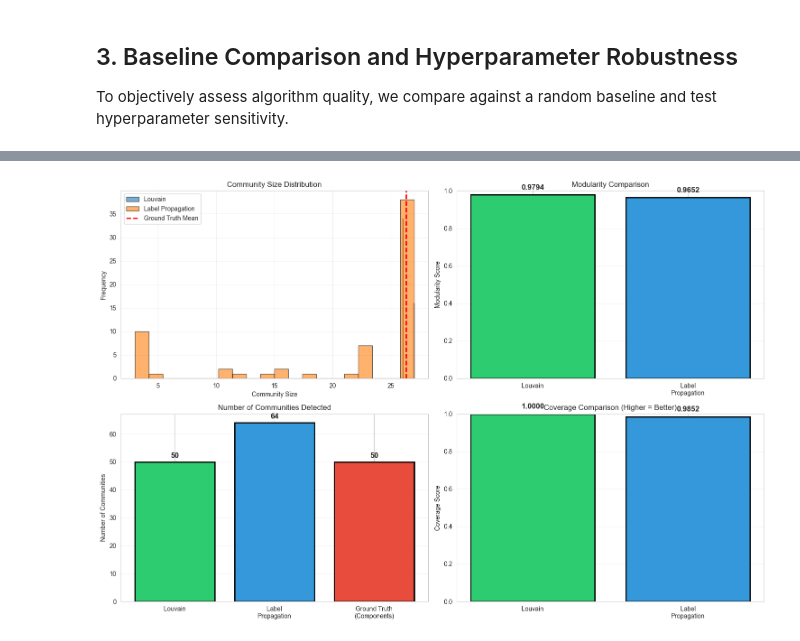
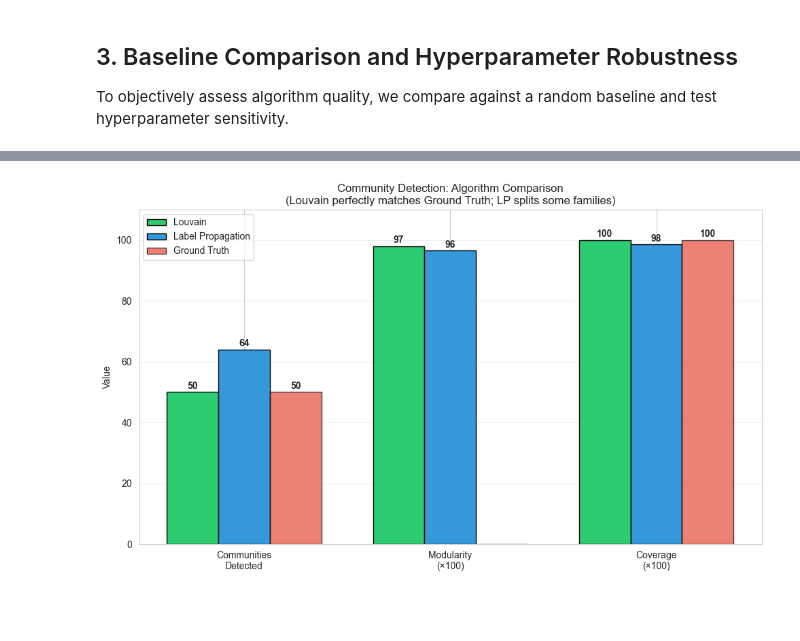
Before and after one commit to dnebhrajani/metafam-knowledge-graph, a Jupyter notebook: task2_communities.ipynb, the cells around one changed output, grey strips where cells are left out. Cells and saved outputs as stored; diff of their text form; code cells hidden in the pictures; blank space fills up the shorter version.

```diff
--- a/task2_communities.ipynb
+++ b/task2_communities.ipynb
@@ -483,56 +404,42 @@ We manually verify modularity calculation to ensure correctness and demonstrate
 # %%
-# Visualizations
-fig, axes = plt.subplots(2, 2, figsize=(15, 10))
+# Single consolidated visualization
+fig, ax = plt.subplots(figsize=(10, 6))
 
-# 1. Community size distributions
-axes[0, 0].hist(louvain_sizes, bins=20, alpha=0.6, label='Louvain', edgecolor='black')
-axes[0, 0].hist(lp_sizes, bins=20, alpha=0.6, label='Label Propagation', edgecolor='black')
-axes[0, 0].axvline(np.mean([len(c) for c in components]), color='red', linestyle='--', linewidth=2, label='Ground Truth Mean')
-axes[0, 0].set_xlabel('Community Size')
-axes[0, 0].set_ylabel('Frequency')
-axes[0, 0].set_title('Community Size Distribution')
-axes[0, 0].legend()
-axes[0, 0].grid(alpha=0.3)
+# Grouped bar chart: all metrics in one view
+metrics = ['Communities\nDetected', 'Modularity\n(×100)', 'Coverage\n(×100)']
+louvain_vals = [louvain_num_communities, louvain_modularity * 100, louvain_coverage * 100]
+lp_vals = [lp_num_communities, lp_modularity * 100, lp_coverage * 100]
+gt_vals = [num_families, None, 100]  # Ground truth only has community count
 
-# 2. Modularity comparison
-methods = ['Louvain', 'Label\nPropagation']
-modularities = [louvain_modularity, lp_modularity]
-colors = ['#2ecc71', '#3498db']
-bars = axes[0, 1].bar(methods, modularities, color=colors, edgecolor='black', linewidth=2)
-axes[0, 1].set_ylabel('Modularity Score')
-axes[0, 1].set_title('Modularity Comparison')
-axes[0, 1].set_ylim(0, 1)
-axes[0, 1].grid(axis='y', alpha=0.3)
-for bar, mod in zip(bars, modularities):
-    axes[0, 1].text(bar.get_x() + bar.get_width()/2, bar.get_height() + 0.02,
-                     f'{mod:.4f}', ha='center', va='bottom', fontsize=12, fontweight='bold')
+x = np.arange(len(metrics))
+width = 0.25
 
-# 3. Number of communities
-methods_extended = ['Louvain', 'Label\nPropagation', 'Ground Truth\n(Components)']
-num_comms = [louvain_num_communities, lp_num_communities, num_families]
-colors_extended = ['#2ecc71', '#3498db', '#e74c3c']
-bars = axes[1, 0].bar(methods_extended, num_comms, color=colors_extended, edgecolor='black', linewidth=2)
-axes[1, 0].set_ylabel('Number of Communities')
-axes[1, 0].set_title('Number of Communities Detected')
-axes[1, 0].grid(axis='y', alpha=0.3)
-for bar, num in zip(bars, num_comms):
-    axes[1, 0].text(bar.get_x() + bar.get_width()/2, bar.get_height() + 1,
-                     f'{num}', ha='center', va='bottom', fontsize=12, fontweight='bold')
+bars1 = ax.bar(x - width, louvain_vals, width, label='Louvain', color='#2ecc71', edgecolor='black')
+bars2 = ax.bar(x, lp_vals, width, label='Label Propagation', color='#3498db', edgecolor='black')
+bars3 = ax.bar(x + width, [gt_vals[0], 0, gt_vals[2]], width, label='Ground Truth', color='#e74c3c', edgecolor='black', alpha=0.7)
 
-# 4. Coverage comparison
-methods = ['Louvain', 'Label\nPropagation']
-coverages = [louvain_coverage, lp_coverage]
-colors = ['#2ecc71', '#3498db']
-bars = axes[1, 1].bar(methods, coverages, color=colors, edgecolor='black', linewidth=2)
-axes[1, 1].set_ylabel('Coverage Score')
-axes[1, 1].set_title('Coverage Comparison (Higher = Better)')
-axes[1, 1].set_ylim(0, 1)
-axes[1, 1].grid(axis='y', alpha=0.3)
-for bar, cov in zip(bars, coverages):
-    axes[1, 1].text(bar.get_x() + bar.get_width()/2, bar.get_height() + 0.02,
-                     f'{cov:.4f}', ha='center', va='bottom', fontsize=12, fontweight='bold')
+# Add value labels
+for bars, vals in [(bars1, louvain_vals), (bars2, lp_vals)]:
+    for bar, val in zip(bars, vals):
+        if val:
+            label = f'{int(val)}' if val > 10 else f'{val:.1f}'
+            ax.text(bar.get_x() + bar.get_width()/2, bar.get_height() + 1, label, ha='center', fontsize=10, fontweight='bold')
+
+ax.text(bars3[0].get_x() + bars3[0].get_width()/2, bars3[0].get_height() + 1, '50', ha='center', fontsize=10, fontweight='bold')
+ax.text(bars3[2].get_x() + bars3[2].get_width()/2, bars3[2].get_height() + 1, '100', ha='center', fontsize=10, fontweight='bold')
+
+ax.set_ylabel('Value')
+ax.set_title('Community Detection: Algorithm Comparison\n(Louvain perfectly matches Ground Truth; LP splits some families)')
+ax.set_xticks(x)
+ax.set_xticklabels(metrics)
+ax.legend(loc='upper left')
+ax.grid(axis='y', alpha=0.3)
+ax.set_ylim(0, 110)
 
 plt.tight_layout()
 plt.show()
+
+print("\nKey Takeaway: Louvain found exactly 50 communities (= 50 families). LP found 64 (split 14 families).")
+print("Both achieve ~98% modularity and ~100% coverage because families are completely disconnected.")
 # %% [output]
-[figure, old version]
+[figure, new version]
```
Also changed, not shown: parts of 56 cells of this notebook, 3 other files.
